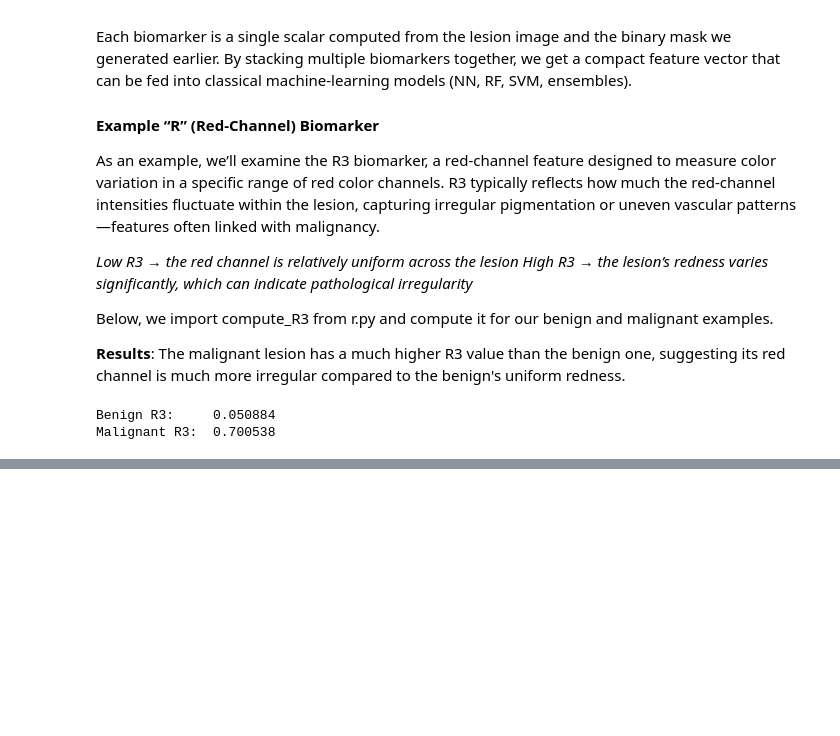
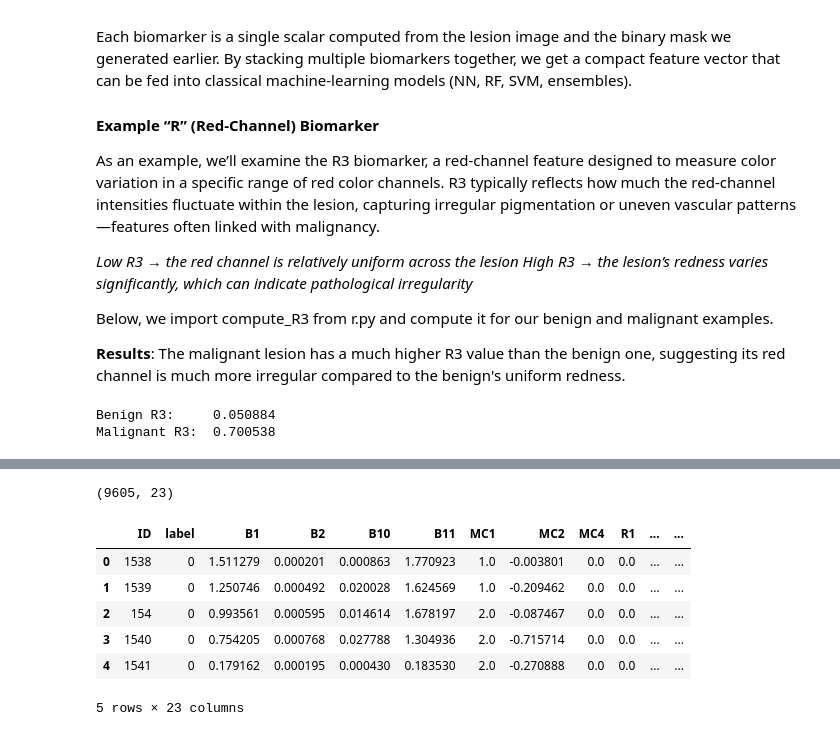
Before and after one commit to eshahrestany/cs184aproj, a Jupyter notebook: project.ipynb, the cells around one changed output, grey strips where cells are left out. Drawn from its saved outputs; the diff is of its cells as text; code cells hidden in the pictures; blank space fills up the shorter version.

```diff
--- a/project.ipynb
+++ b/project.ipynb
@@ -143,0 +161,16 @@ Malignant R3:  0.700538
+# %%
+import pandas as pd
+
+features_path = "features.csv"
+df_features = pd.read_csv(features_path)
+print(df_features.shape)
+df_features.head()
+# %% [output]
+(9605, 23)
+|  | ID | label | B1 | B2 | B10 | B11 | MC1 | MC2 | MC4 | R1 | ... | ... |
+| 0 | 1538 | 0 | 1.511279 | 0.000201 | 0.000863 | 1.770923 | 1.0 | -0.003801 | 0.0 | 0.0 | ... | ... |
+| 1 | 1539 | 0 | 1.250746 | 0.000492 | 0.020028 | 1.624569 | 1.0 | -0.209462 | 0.0 | 0.0 | ... | ... |
+| 2 | 154 | 0 | 0.993561 | 0.000595 | 0.014614 | 1.678197 | 2.0 | -0.087467 | 0.0 | 0.0 | ... | ... |
+| 3 | 1540 | 0 | 0.754205 | 0.000768 | 0.027788 | 1.304936 | 2.0 | -0.715714 | 0.0 | 0.0 | ... | ... |
+| 4 | 1541 | 0 | 0.179162 | 0.000195 | 0.000430 | 0.183530 | 2.0 | -0.270888 | 0.0 | 0.0 | ... | ... |
+5 rows × 23 columns
```
Also changed, not shown: parts of 7 cells of this notebook, 8 other files.
